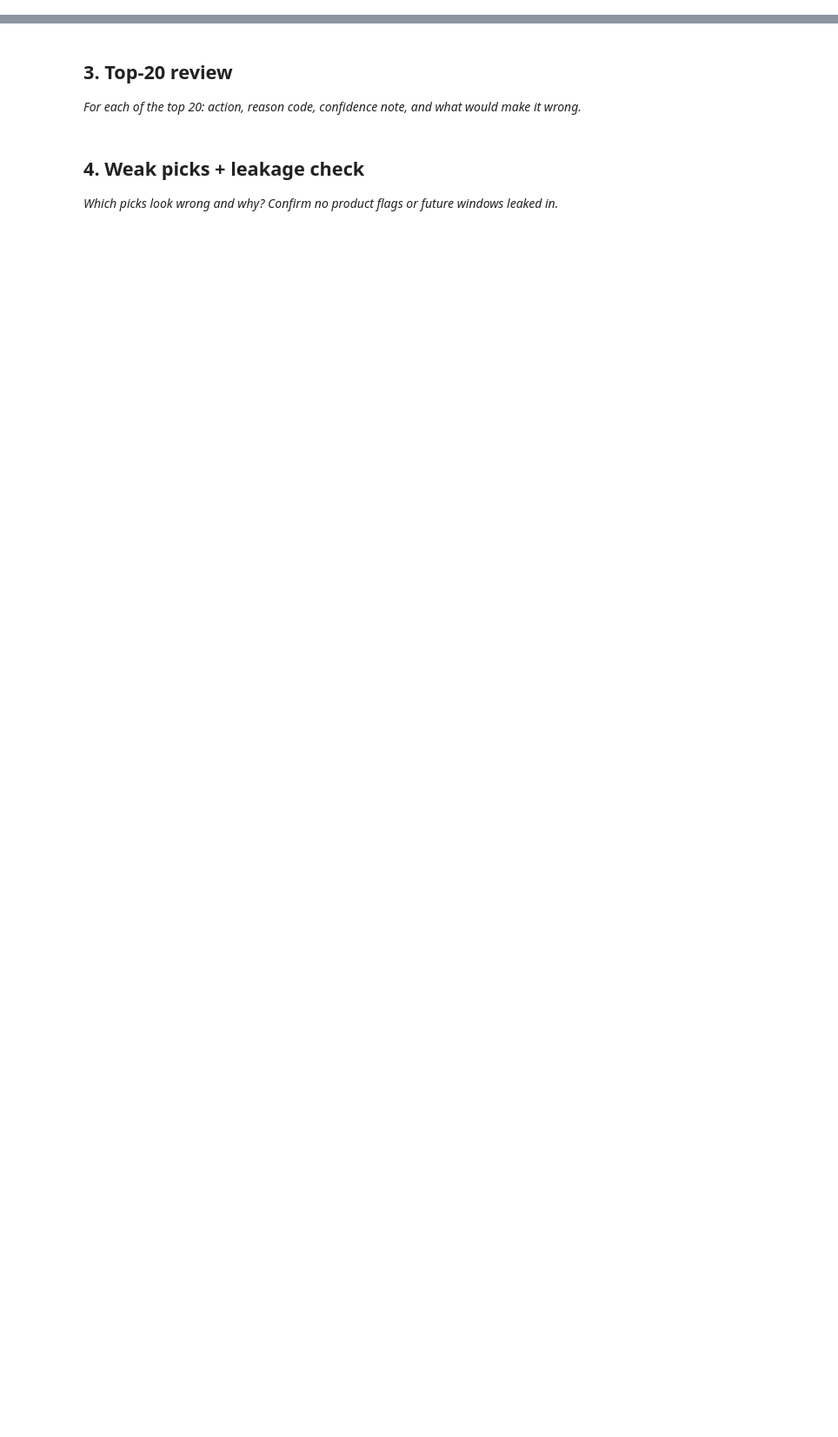
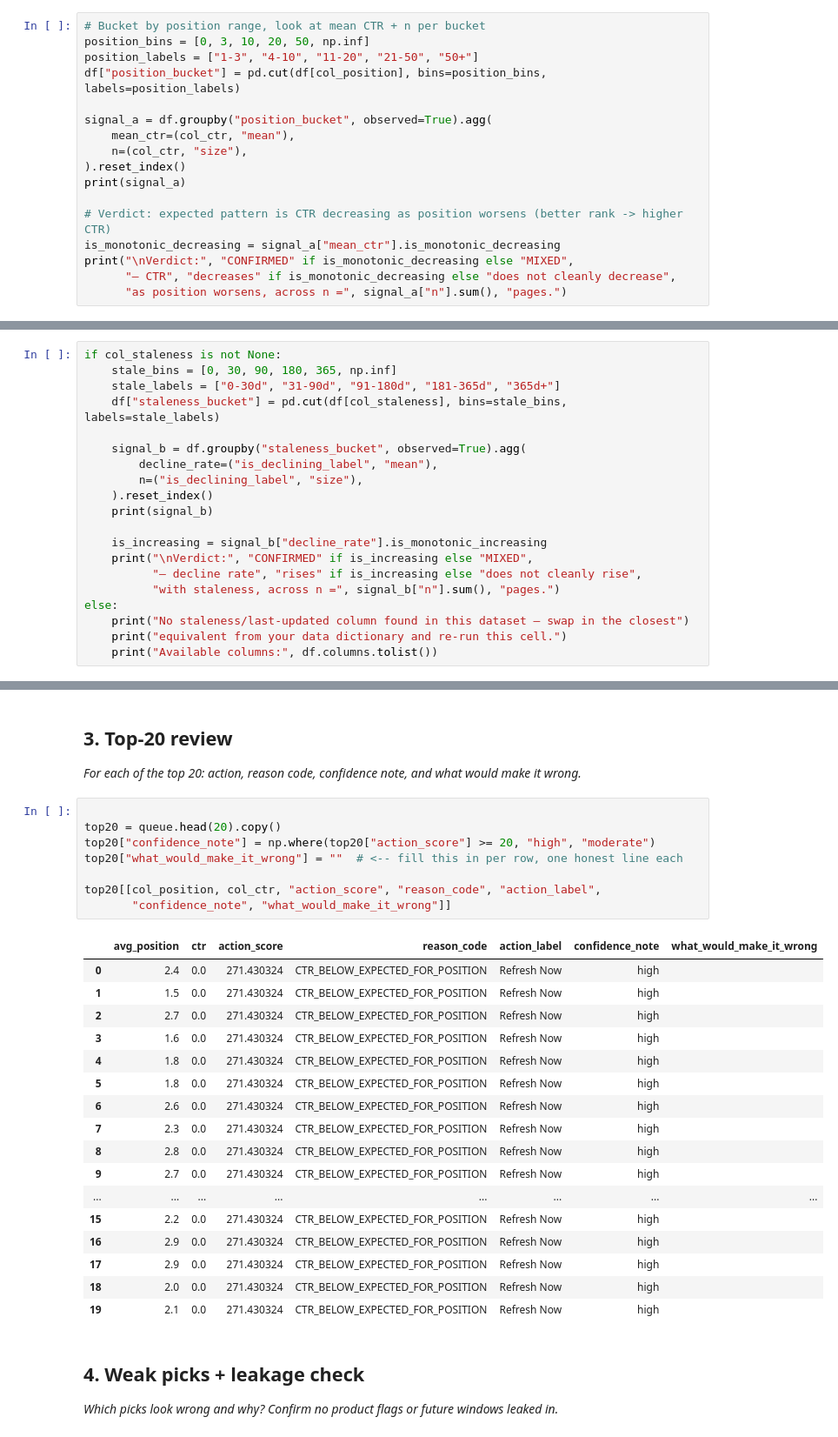
Before and after one commit to Fizzah-Amir14/flyrank-ml-internship, a Jupyter notebook: work/notebooks/w04_baseline_score.ipynb, the cells around one changed output, grey strips where cells are left out. Shown at 87% size. Cells and saved outputs as stored; diff of their text form; blank space fills up the shorter version.

```diff
--- a/work/notebooks/w04_baseline_score.ipynb
+++ b/work/notebooks/w04_baseline_score.ipynb
@@ -10,3 +75,20 @@ This skeleton is yours to fill. Work the sections **in order** — each one has
 ## 1. My rule and its reason codes
 
 *Write the rule in plain words first. Then the reason codes it can output.*
+# %%
+# Bucket by position range, look at mean CTR + n per bucket
+position_bins = [0, 3, 10, 20, 50, np.inf]
+position_labels = ["1-3", "4-10", "11-20", "21-50", "50+"]
+df["position_bucket"] = pd.cut(df[col_position], bins=position_bins, labels=position_labels)
+
+signal_a = df.groupby("position_bucket", observed=True).agg(
+    mean_ctr=(col_ctr, "mean"),
+    n=(col_ctr, "size"),
+).reset_index()
+print(signal_a)
+
+# Verdict: expected pattern is CTR decreasing as position worsens (better rank -> higher CTR)
+is_monotonic_decreasing = signal_a["mean_ctr"].is_monotonic_decreasing
+print("\nVerdict:", "CONFIRMED" if is_monotonic_decreasing else "MIXED",
+      "— CTR", "decreases" if is_monotonic_decreasing else "does not cleanly decrease",
+      "as position worsens, across n =", signal_a["n"].sum(), "pages.")
@@ -12,0 +104,20 @@ This skeleton is yours to fill. Work the sections **in order** — each one has
+# %%
+if col_staleness is not None:
+    stale_bins = [0, 30, 90, 180, 365, np.inf]
+    stale_labels = ["0-30d", "31-90d", "91-180d", "181-365d", "365d+"]
+    df["staleness_bucket"] = pd.cut(df[col_staleness], bins=stale_bins, labels=stale_labels)
+
+    signal_b = df.groupby("staleness_bucket", observed=True).agg(
+        decline_rate=("is_declining_label", "mean"),
+        n=("is_declining_label", "size"),
+    ).reset_index()
+    print(signal_b)
+
+    is_increasing = signal_b["decline_rate"].is_monotonic_increasing
+    print("\nVerdict:", "CONFIRMED" if is_increasing else "MIXED",
+          "— decline rate", "rises" if is_increasing else "does not cleanly rise",
+          "with staleness, across n =", signal_b["n"].sum(), "pages.")
+else:
+    print("No staleness/last-updated column found in this dataset — swap in the closest")
+    print("equivalent from your data dictionary and re-run this cell.")
+    print("Available columns:", df.columns.tolist())
@@ -18,6 +200,32 @@ This skeleton is yours to fill. Work the sections **in order** — each one has
 ## 3. Top-20 review
 
 *For each of the top 20: action, reason code, confidence note, and what would make it wrong.*
+# %%
+
+top20 = queue.head(20).copy()
+top20["confidence_note"] = np.where(top20["action_score"] >= 20, "high", "moderate")
+top20["what_would_make_it_wrong"] = ""  # <-- fill this in per row, one honest line each
+
+top20[[col_position, col_ctr, "action_score", "reason_code", "action_label",
+       "confidence_note", "what_would_make_it_wrong"]]
+# %% [output]
+|  | avg_position | ctr | action_score | reason_code | action_label | confidence_note | what_would_make_it_wrong |
+| 0 | 2.4 | 0.0 | 271.430324 | CTR_BELOW_EXPECTED_FOR_POSITION | Refresh Now | high |  |
+| 1 | 1.5 | 0.0 | 271.430324 | CTR_BELOW_EXPECTED_FOR_POSITION | Refresh Now | high |  |
+| 2 | 2.7 | 0.0 | 271.430324 | CTR_BELOW_EXPECTED_FOR_POSITION | Refresh Now | high |  |
+| 3 | 1.6 | 0.0 | 271.430324 | CTR_BELOW_EXPECTED_FOR_POSITION | Refresh Now | high |  |
+| 4 | 1.8 | 0.0 | 271.430324 | CTR_BELOW_EXPECTED_FOR_POSITION | Refresh Now | high |  |
+| 5 | 1.8 | 0.0 | 271.430324 | CTR_BELOW_EXPECTED_FOR_POSITION | Refresh Now | high |  |
+| 6 | 2.6 | 0.0 | 271.430324 | CTR_BELOW_EXPECTED_FOR_POSITION | Refresh Now | high |  |
+| 7 | 2.3 | 0.0 | 271.430324 | CTR_BELOW_EXPECTED_FOR_POSITION | Refresh Now | high |  |
+| 8 | 2.8 | 0.0 | 271.430324 | CTR_BELOW_EXPECTED_FOR_POSITION | Refresh Now | high |  |
+| 9 | 2.7 | 0.0 | 271.430324 | CTR_BELOW_EXPECTED_FOR_POSITION | Refresh Now | high |  |
+| ... | ... | ... | ... | ... | ... | ... | ... |
+| 15 | 2.2 | 0.0 | 271.430324 | CTR_BELOW_EXPECTED_FOR_POSITION | Refresh Now | high |  |
+| 16 | 2.9 | 0.0 | 271.430324 | CTR_BELOW_EXPECTED_FOR_POSITION | Refresh Now | high |  |
+| 17 | 2.9 | 0.0 | 271.430324 | CTR_BELOW_EXPECTED_FOR_POSITION | Refresh Now | high |  |
+| 18 | 2.0 | 0.0 | 271.430324 | CTR_BELOW_EXPECTED_FOR_POSITION | Refresh Now | high |  |
+| 19 | 2.1 | 0.0 | 271.430324 | CTR_BELOW_EXPECTED_FOR_POSITION | Refresh Now | high |  |
 # %% [markdown]
 ## 4. Weak picks + leakage check
 
```
Also changed, not shown: parts of 10 cells of this notebook, 9 other files.
